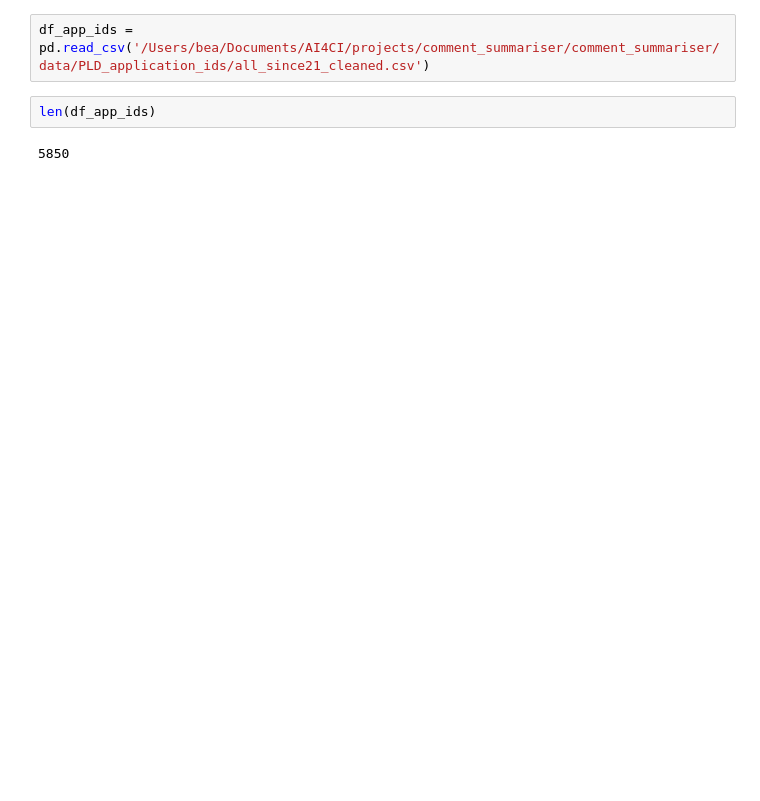
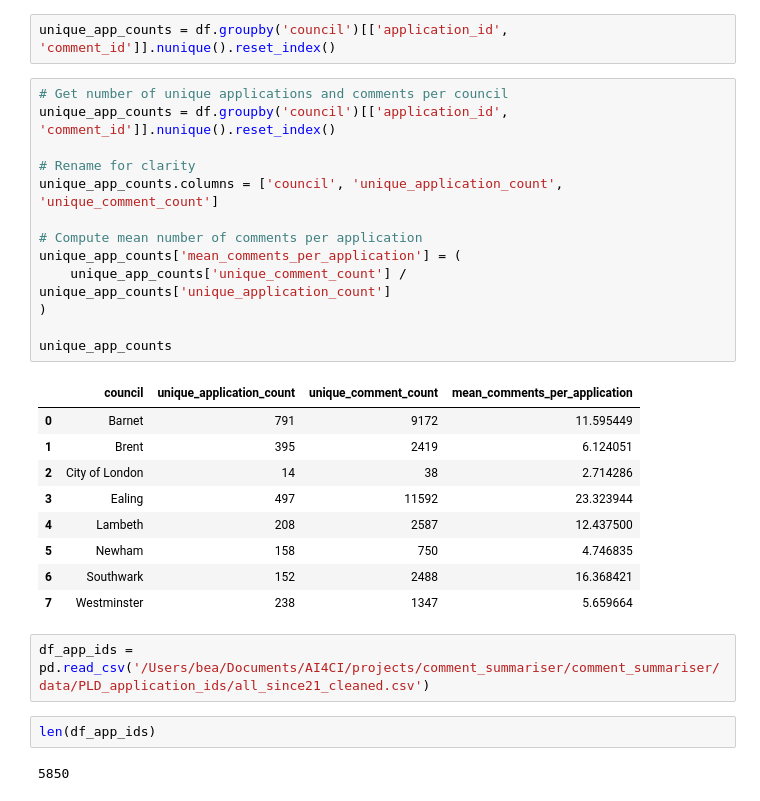
Before and after one commit to Bea-Taylor/nimby_nlp, a Jupyter notebook: nbs/1_1_0_summary_analysis.ipynb, the cells around one changed output. Cells and saved outputs as stored; diff of their text form; blank space fills up the shorter version.

```diff
--- a/nbs/1_1_0_summary_analysis.ipynb
+++ b/nbs/1_1_0_summary_analysis.ipynb
@@ -20,3 +114,28 @@ len(df)
+# %%
+unique_app_counts = df.groupby('council')[['application_id', 'comment_id']].nunique().reset_index()
+# %%
+# Get number of unique applications and comments per council
+unique_app_counts = df.groupby('council')[['application_id', 'comment_id']].nunique().reset_index()
+
+# Rename for clarity
+unique_app_counts.columns = ['council', 'unique_application_count', 'unique_comment_count']
+
+# Compute mean number of comments per application
+unique_app_counts['mean_comments_per_application'] = (
+    unique_app_counts['unique_comment_count'] / unique_app_counts['unique_application_count']
+)
+
+unique_app_counts
+# %% [output]
+|  | council | unique_application_count | unique_comment_count | mean_comments_per_application |
+| 0 | Barnet | 791 | 9172 | 11.595449 |
+| 1 | Brent | 395 | 2419 | 6.124051 |
+| 2 | City of London | 14 | 38 | 2.714286 |
+| 3 | Ealing | 497 | 11592 | 23.323944 |
+| 4 | Lambeth | 208 | 2587 | 12.437500 |
+| 5 | Newham | 158 | 750 | 4.746835 |
+| 6 | Southwark | 152 | 2488 | 16.368421 |
+| 7 | Westminster | 238 | 1347 | 5.659664 |
 # %%
 df_app_ids = pd.read_csv('/Users/bea/Documents/AI4CI/projects/comment_summariser/comment_summariser/data/PLD_application_ids/all_since21_cleaned.csv')
 # %%
```
Also changed, not shown: parts of 15 cells of this notebook.
